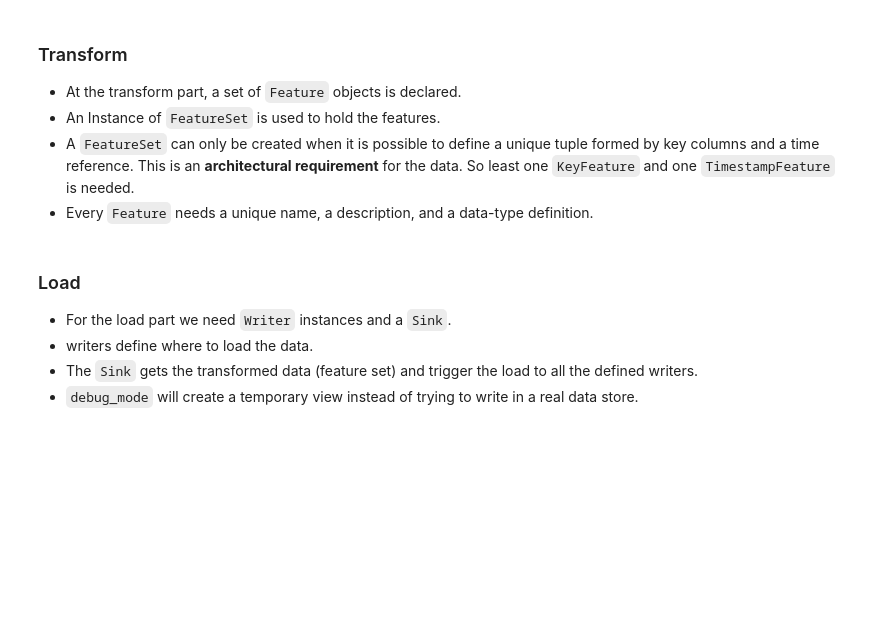
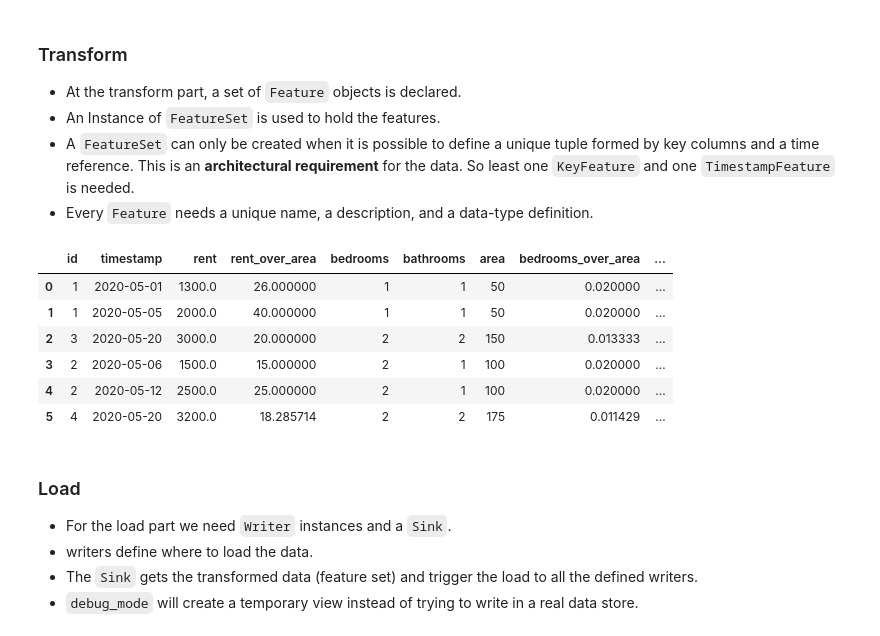
Before and after one commit to quintoandar/butterfree, a Jupyter notebook: examples/simple_feature_set/simple_feature_set.ipynb, the cells around one changed output. Saved outputs shown, nothing was run; the diff lists cells and outputs as text; code cells hidden in the pictures; blank space fills up the shorter version.

```diff
--- a/examples/simple_feature_set/simple_feature_set.ipynb
+++ b/examples/simple_feature_set/simple_feature_set.ipynb
@@ -181,7 +201,7 @@ keys = [
 ]
 
 # from_ms = True because the data originally is not in a Timestamp format.
-ts_feature = TimestampFeature(from_column="timestamp", from_ms=True)
+ts_feature = TimestampFeature(from_ms=True)
 
 features = [
     Feature(
@@ -246,7 +266,6 @@ features = [
     Feature(
         name="region",
         description="House location region.",
-        from_column="region_name",
         dtype=DataType.STRING,
     ),
 ]
@@ -259,6 +278,19 @@ feature_set = FeatureSet(
     timestamp=ts_feature,
     features=features,
 )
+# %%
+# showing feature set result
+
+feature_set_df = feature_set.construct(source_df, spark_client)
+feature_set_df.toPandas()
+# %% [output]
+|  | id | timestamp | rent | rent_over_area | bedrooms | bathrooms | area | bedrooms_over_area | ... |
+| 0 | 1 | 2020-05-01 | 1300.0 | 26.000000 | 1 | 1 | 50 | 0.020000 | ... |
+| 1 | 1 | 2020-05-05 | 2000.0 | 40.000000 | 1 | 1 | 50 | 0.020000 | ... |
+| 2 | 3 | 2020-05-20 | 3000.0 | 20.000000 | 2 | 2 | 150 | 0.013333 | ... |
+| 3 | 2 | 2020-05-06 | 1500.0 | 15.000000 | 2 | 1 | 100 | 0.020000 | ... |
+| 4 | 2 | 2020-05-12 | 2500.0 | 25.000000 | 2 | 1 | 100 | 0.020000 | ... |
+| 5 | 4 | 2020-05-20 | 3200.0 | 18.285714 | 2 | 2 | 175 | 0.011429 | ... |
 # %% [markdown]
 ### Load
 
```
Also changed, not shown: parts of 9 cells of this notebook.
